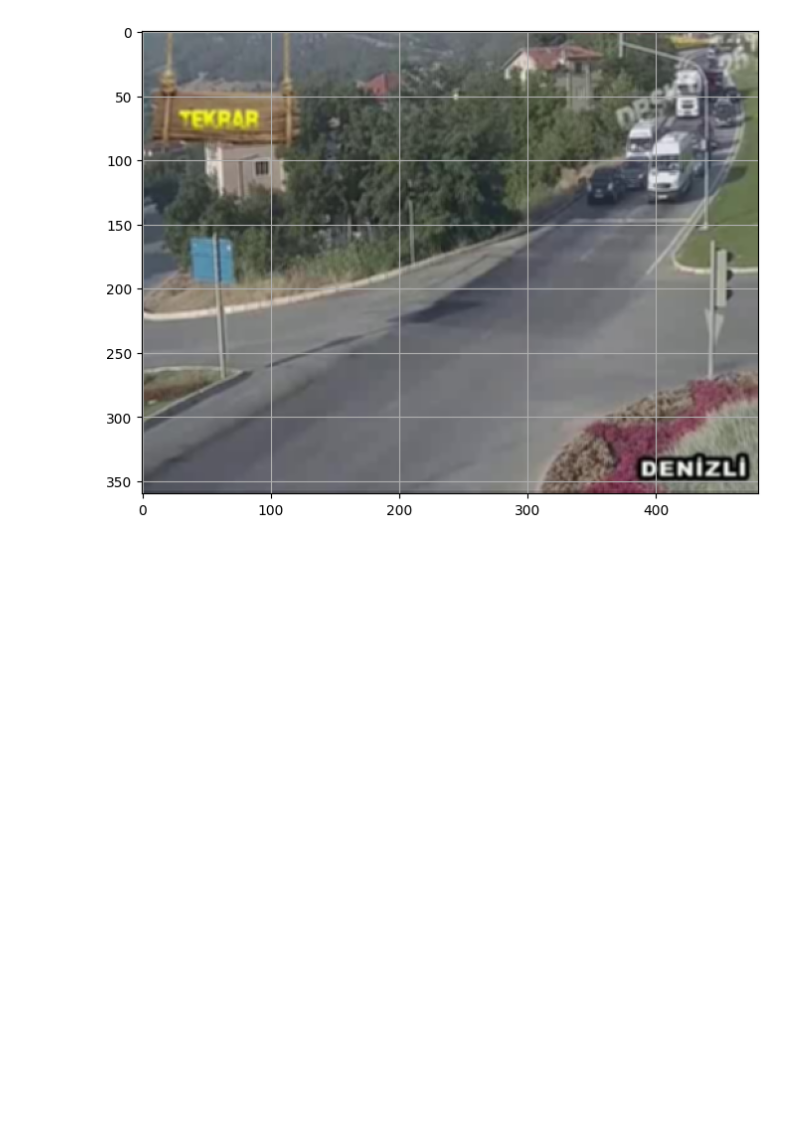
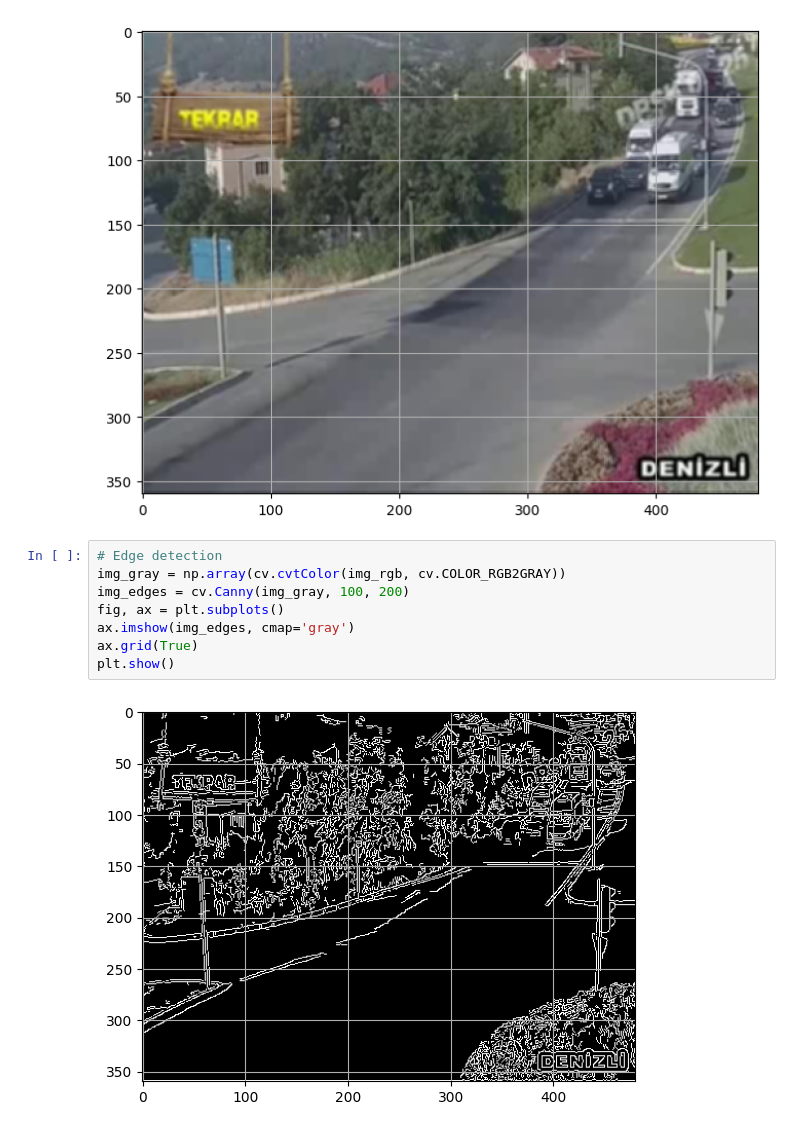
Before and after one commit to irizkyw/ComputerVision, a Jupyter notebook: image_processing.ipynb, the cells around one changed output. Cells and saved outputs as stored; diff of their text form; blank space fills up the shorter version.

Commit message:
UPDATE: added Edge detection

```diff
--- a/image_processing.ipynb
+++ b/image_processing.ipynb
@@ -146,3 +146,13 @@ ax.grid(True)
 plt.show()
 # %% [output]
 [figure]
+# %%
+# Edge detection
+img_gray = np.array(cv.cvtColor(img_rgb, cv.COLOR_RGB2GRAY))
+img_edges = cv.Canny(img_gray, 100, 200)
+fig, ax = plt.subplots()
+ax.imshow(img_edges, cmap='gray')
+ax.grid(True)
+plt.show()
+# %% [output]
+[figure, added]
```
